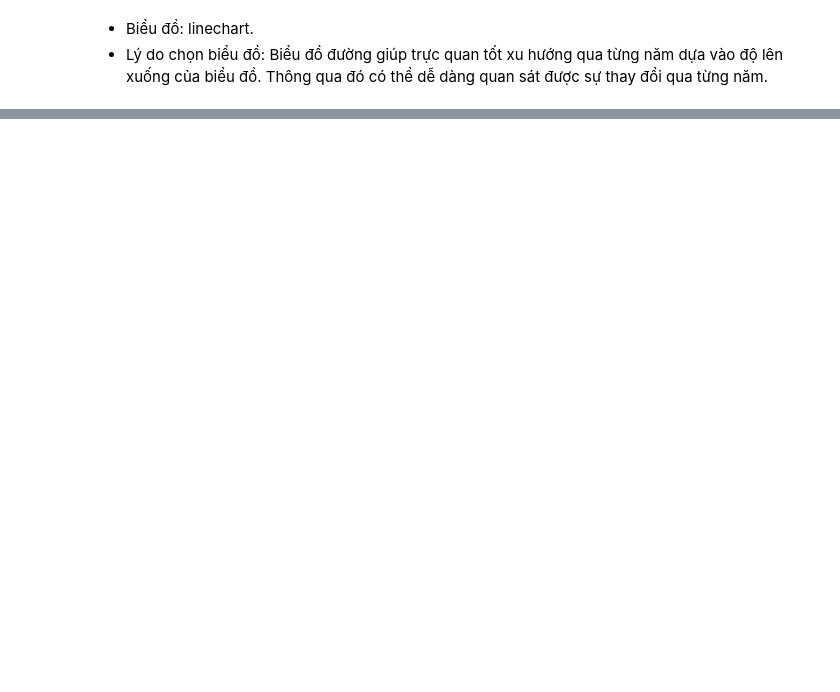
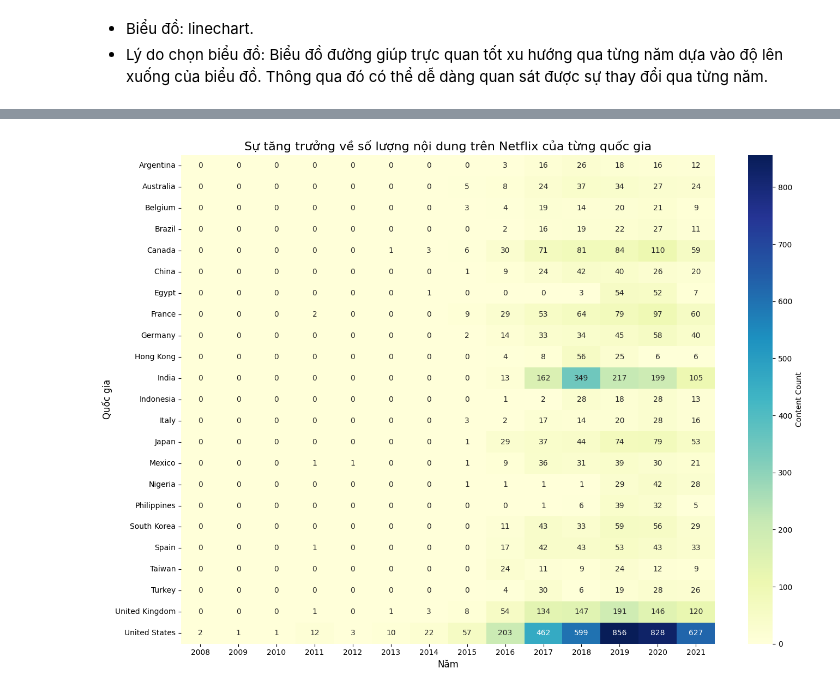
Before and after one commit to kNhung/PDS_FinalProject, a Jupyter notebook: data_questions/kngan_question2.ipynb, the cells around one changed output, grey strips where cells are left out. Drawn from its saved outputs; the diff is of its cells as text; code cells hidden in the pictures; blank space fills up the shorter version.

```diff
--- a/data_questions/kngan_question2.ipynb
+++ b/data_questions/kngan_question2.ipynb
@@ -125,2 +142,4 @@ release_year
 # %% [markdown]
 - Do có một số bộ phim và chương trình truyền hình không có quốc gia xác định, việc phân tích chúng không mang lại ý nghĩa rõ ràng cho câu hỏi đã đặt ra. Hơn nữa, số lượng của những bộ phim/chương trình này qua từng năm cũng không đáng kể. Vì vậy, ở bước này, nhóm quyết định loại bỏ những bộ phim/chương trình truyền hình không có quốc gia xác định.
+# %%
+df = df[df['is_international'] != 'Không xác định']
@@ -147,0 +302,9 @@ plt.show()
+# %%
+# Lấy cột quốc gia và các cột one-hot encoding
+df_country_data = df.drop(['type', 'title', 'director', 'country', 'date_added'], axis=1)
+# Tính tổng số nội dung cho từng quốc gia theo từng năm
+country_year_counts = df_country_data.groupby(['release_year']).sum(numeric_only=True)
+country_participation_avg = country_year_counts.sum(axis=0).mean()
+countries_above_avg = country_year_counts.sum(axis=0)[country_year_counts.sum(axis=0) >= country_participation_avg].index
+filtered_country_year_counts = country_year_counts[countries_above_avg]
+filtered_country_year_counts = filtered_country_year_counts.drop(2024) # Do chưa đủ dữ liệu để phân tích
@@ -147,0 +319,15 @@ plt.show()
+# %%
+# Chuyển DataFrame thành dạng pivot để dễ dàng vẽ heatmap
+heatmap_data = filtered_country_year_counts.T.fillna(0)
+# Vẽ heatmap
+plt.figure(figsize=(14, 10))
+sns.heatmap(heatmap_data, annot=True, fmt="g", cmap="YlGnBu", cbar_kws={'label': 'Content Count'})
+plt.title('Sự tăng trưởng về số lượng nội dung trên Netflix của từng quốc gia', fontsize=16)
+plt.xlabel('Năm', fontsize=12)
+plt.ylabel('Quốc gia', fontsize=12)
+
+# Hiển thị biểu đồ
+plt.tight_layout()
+plt.show()
+# %% [output]
+[figure, added]
```
Also changed, not shown: parts of 35 cells of this notebook.
